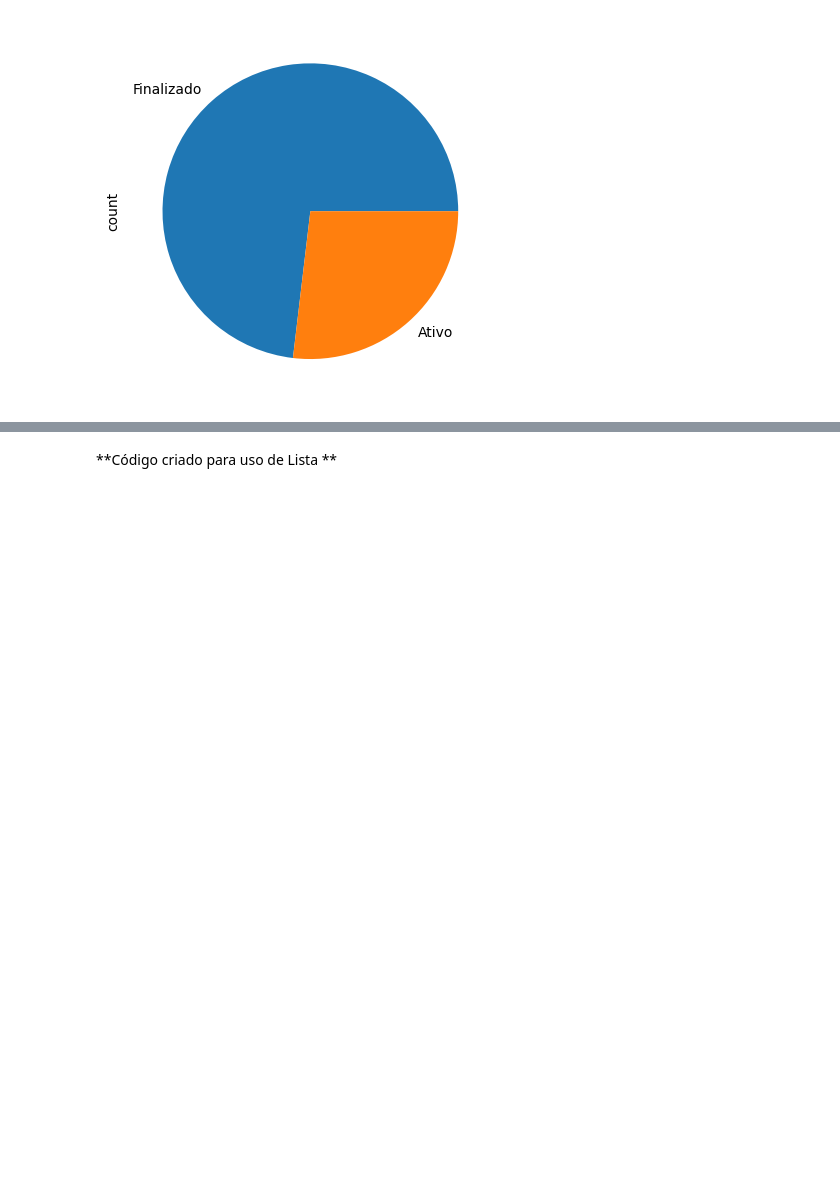
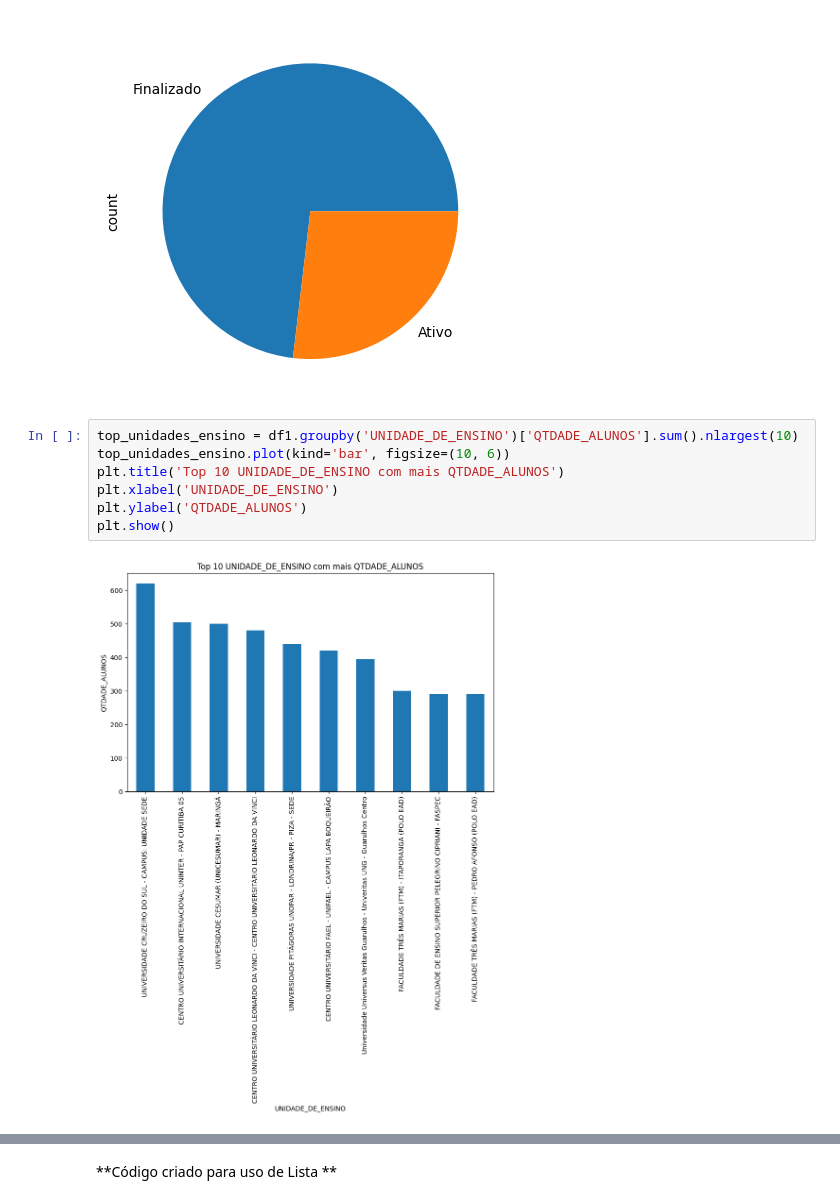
Before and after one commit to leticiaholsback/Projeto_Tec_de_Programacao__ADAtech, a Jupyter notebook: AdaTech_Dados_Projeto.ipynb, the cells around one changed output, grey strips where cells are left out. Saved outputs shown, nothing was run; the diff lists cells and outputs as text; blank space fills up the shorter version.

```diff
--- a/AdaTech_Dados_Projeto.ipynb
+++ b/AdaTech_Dados_Projeto.ipynb
@@ -266,3 +266,12 @@ df1['SITUACAO_ATIVO'].value_counts().plot(kind='pie')
 # %% [output]
 <Axes: ylabel='count'>
 [figure]
+# %%
+top_unidades_ensino = df1.groupby('UNIDADE_DE_ENSINO')['QTDADE_ALUNOS'].sum().nlargest(10)
+top_unidades_ensino.plot(kind='bar', figsize=(10, 6))
+plt.title('Top 10 UNIDADE_DE_ENSINO com mais QTDADE_ALUNOS')
+plt.xlabel('UNIDADE_DE_ENSINO')
+plt.ylabel('QTDADE_ALUNOS')
+plt.show()
+# %% [output]
+[figure, added]
```
Also changed, not shown: parts of 8 cells of this notebook.
